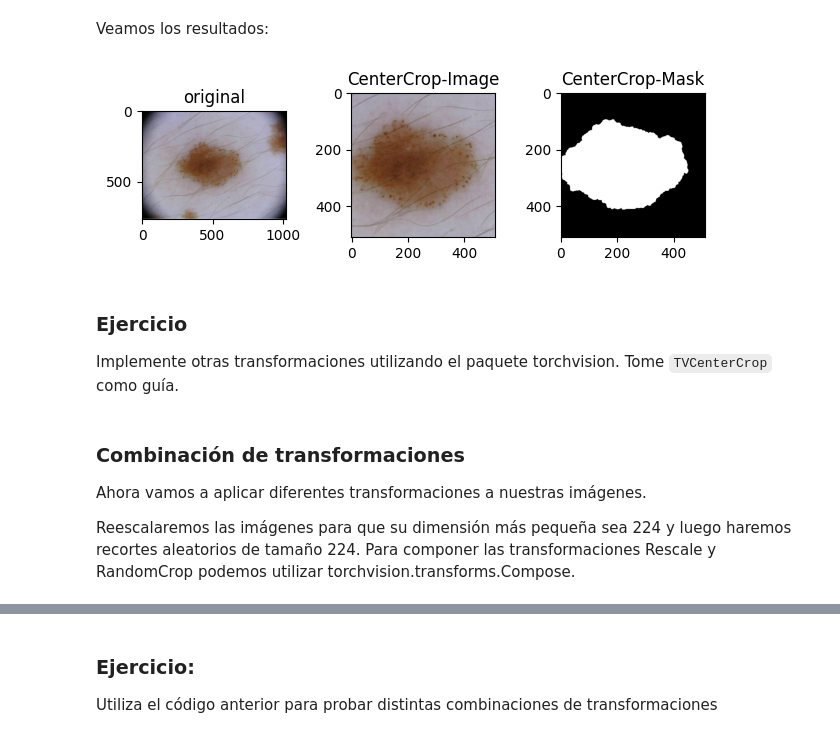
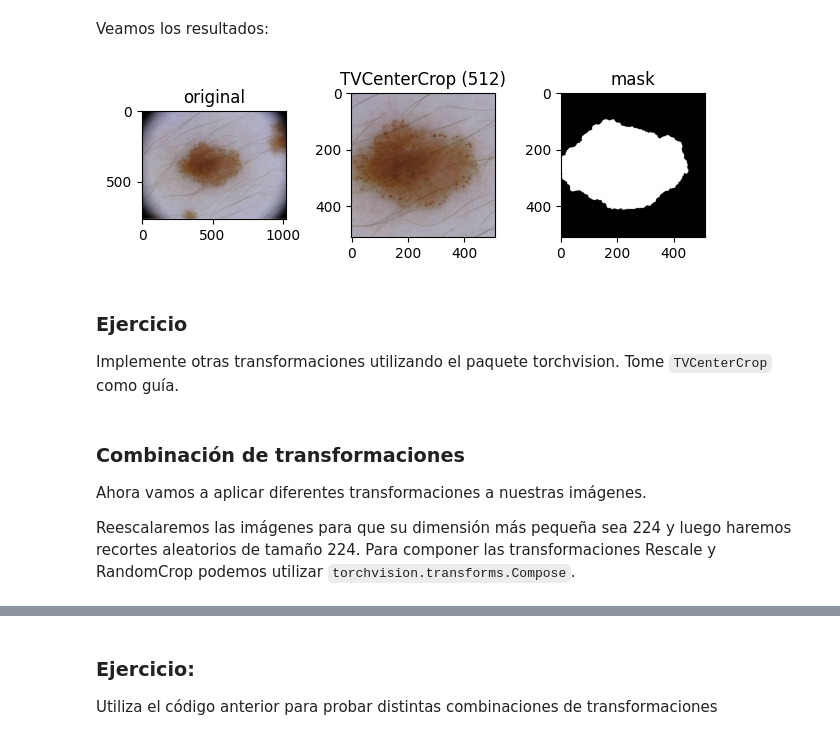
Before and after one commit to ldcas-uc3m/VA-P1, a Jupyter notebook: P2_Vision_Artificial.ipynb, the cells around one changed output, grey strips where cells are left out. Cells and saved outputs as stored; diff of their text form; code cells hidden in the pictures.

````diff
--- a/P2_Vision_Artificial.ipynb
+++ b/P2_Vision_Artificial.ipynb
@@ -157,9 +153,9 @@ Vamos a crear las bases de datos de entrenamiento y validación de nuestro probl
 
 Nuestra base de datos será un diccionario `{'image': image, 'mask': mask, 'label': label}`. También puede tomar un argumento opcional `transform` para que podamos añadir técnicas de preprocesamiento y "data augmentation".
 # %%
-from typing import Callable, Generator
+from typing import Callable, Generator, NewType
 
-type DermoscopySample = dict[str: np.ndarray, str: np.ndarray, str: np.uint]
+DermoscopySample = NewType("DermoscopySample", dict[str: np.ndarray, str: np.ndarray, str: int])
 
 class DermoscopyDataset(Dataset):
     """
@@ -206,7 +202,7 @@ class DermoscopyDataset(Dataset):
         sample = {
             'image': image,
             'mask': mask,
-            'label': self.dataset.label[idx].astype(dtype=np.uint)
+            'label': self.dataset.label[idx].astype(dtype=int)
         }
 
         if self.transform:
@@ -219,7 +215,7 @@ class DermoscopyDataset(Dataset):
             sample = {
                 'image': io.imread(os.path.join(self.img_dir, f"{self.dataset.id[i]}.jpg")),
                 'mask': io.imread(os.path.join(self.mask_dir, f"{self.dataset.id[i]}.png")),
-                'label': self.dataset.label[i].astype(dtype=np.uint)
+                'label': self.dataset.label[i].astype(dtype=int)
             }
             if self.transform:
                 yield self.transform(sample)
@@ -279,8 +275,6 @@ tsfm = Transform(params)
 transformed_sample = tsfm(sample)
 ```
 # %%
-from typing import override
-
 class CropByMask:
     """
     Crop the image using the lesion mask.
@@ -394,7 +388,7 @@ class CenterCrop(RandomCrop):
     :param output_size: Crop size. If `int`, square crop
     """
 
-    @override
+    # override
     def __call__(self, sample: DermoscopySample) -> DermoscopySample:
         image, mask, label = sample['image'], sample['mask'],sample['label']
         h, w = image.shape[:2]
@@ -524,9 +518,9 @@ class TVCenterCrop:
     def __init__(self, size: tuple[int, int] | int):
         self.CC = transforms.CenterCrop(size)
 
-    def _crop(self, image: np.ndarray) -> np.ndarray:
+    def _transform(self, image: np.ndarray) -> np.ndarray:
         """
-        Crops a matrix image with `self.CC`
+        Applies the `self.CC` transform to an image.
         """
         pil_image = Image.fromarray(util.img_as_ubyte(image))  # to PIL image
         pil_image = self.CC(pil_image)  # transform
@@ -537,36 +531,43 @@ class TVCenterCrop:
     def __call__(self, sample: DermoscopySample) -> DermoscopySample:
 
         return {
-            'image': self._crop(sample['image']),
-            'mask': self._crop(sample['mask']),
+            'image': self._transform(sample['image']),
+            'mask': self._transform(sample['mask']),
             'label': sample['label']
         }
 # %% [markdown]
 Veamos los resultados:
 # %%
-# Apply each of the above transforms on sample.
-fig = plt.figure()
-sample = train_dataset[65]
-ax = plt.subplot(1,3, 1)
-plt.tight_layout()
-ax.set_title('original')
-plt.imshow(sample['image'])
+def plot_sample_transform(transform, sample: DermoscopySample, name="transformation"):
+    """
+    Shows the application of a crop on a sample, and its mask
 
-tvcc=TVCenterCrop(512)
+    :param transform: Transformation to apply.
+    :param sample: Sample.
+    :param name: Name of the transformation.
+    """
 
-transformed_sample = tvcc(sample)
-ax = plt.subplot(1, 3, 2)
-plt.tight_layout()
-ax.set_title('CenterCrop-Image')
-plt.imshow(transformed_sample['image'])
-ax = plt.subplot(1, 3, 3)
-plt.tight_layout()
-ax.set_title('CenterCrop-Mask')
-plt.imshow(transformed_sample['mask'],cmap='gray')
+    fig = plt.figure()
+    ax = plt.subplot(1,3, 1)
+    plt.tight_layout()
+    ax.set_title('original')
+    plt.imshow(sample['image'])
 
-plt.show()
+    transformed_sample = transform(sample)
+    ax = plt.subplot(1, 3, 2)
+    plt.tight_layout()
+    ax.set_title(name)
+    plt.imshow(transformed_sample['image'])
+    ax = plt.subplot(1, 3, 3)
+    plt.tight_layout()
+    ax.set_title('mask')
+    plt.imshow(transformed_sample['mask'],cmap='gray')
+
+    plt.show()
+
+plot_sample_transform(TVCenterCrop(512), train_dataset[65], "TVCenterCrop (512)")
 # %% [output]
-[figure, old version]
+[figure, new version]
 # %% [markdown]
 ### Ejercicio
 Implemente otras transformaciones utilizando el paquete torchvision. Tome `TVCenterCrop` como guía.
@@ -586,4 +587,4 @@ class TVRandomCrop(TVCenterCrop):
 
 Ahora vamos a aplicar diferentes transformaciones a nuestras imágenes.
 
-Reescalaremos las imágenes para que su dimensión más pequeña sea 224 y luego haremos recortes aleatorios de tamaño 224. Para componer las transformaciones Rescale y RandomCrop podemos utilizar torchvision.transforms.Compose.
+Reescalaremos las imágenes para que su dimensión más pequeña sea 224 y luego haremos recortes aleatorios de tamaño 224. Para componer las transformaciones Rescale y RandomCrop podemos utilizar `torchvision.transforms.Compose`.
````
Also changed, not shown: parts of 24 cells of this notebook, 1 other file.
